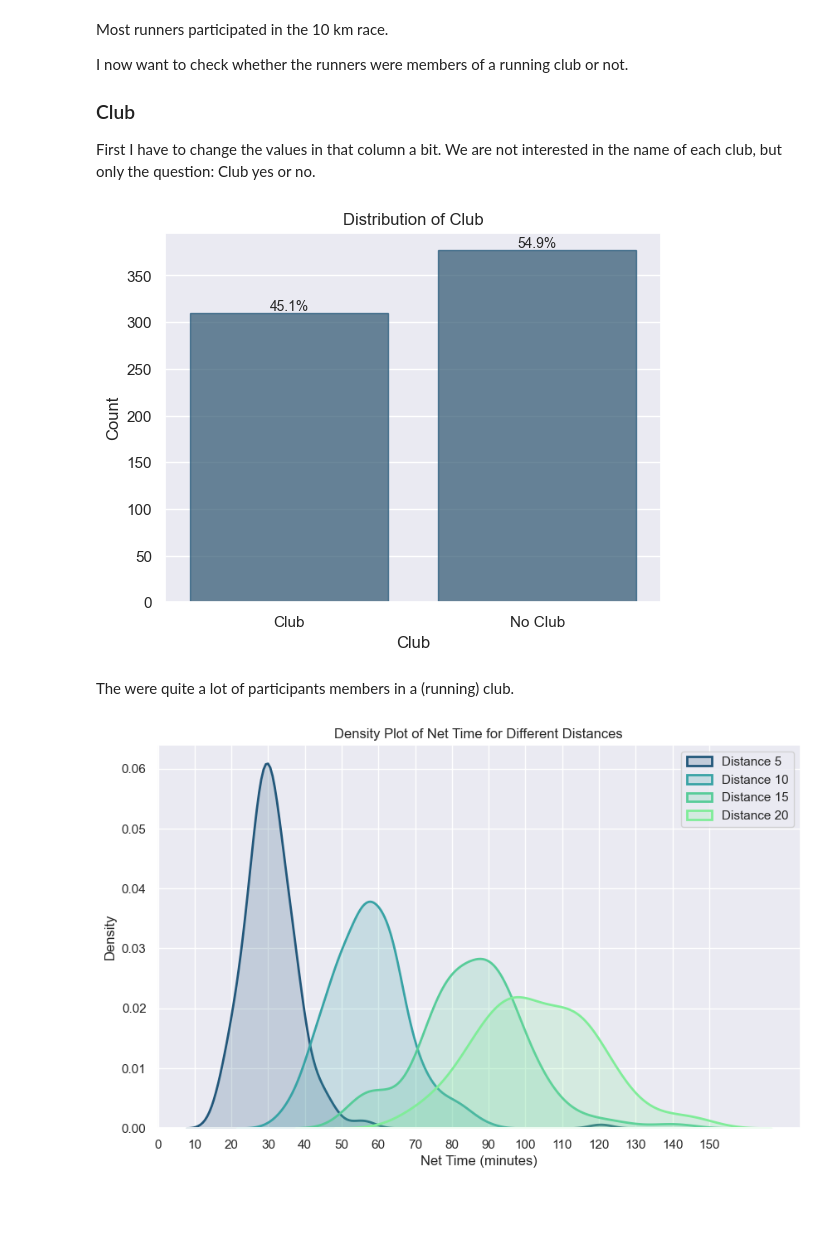
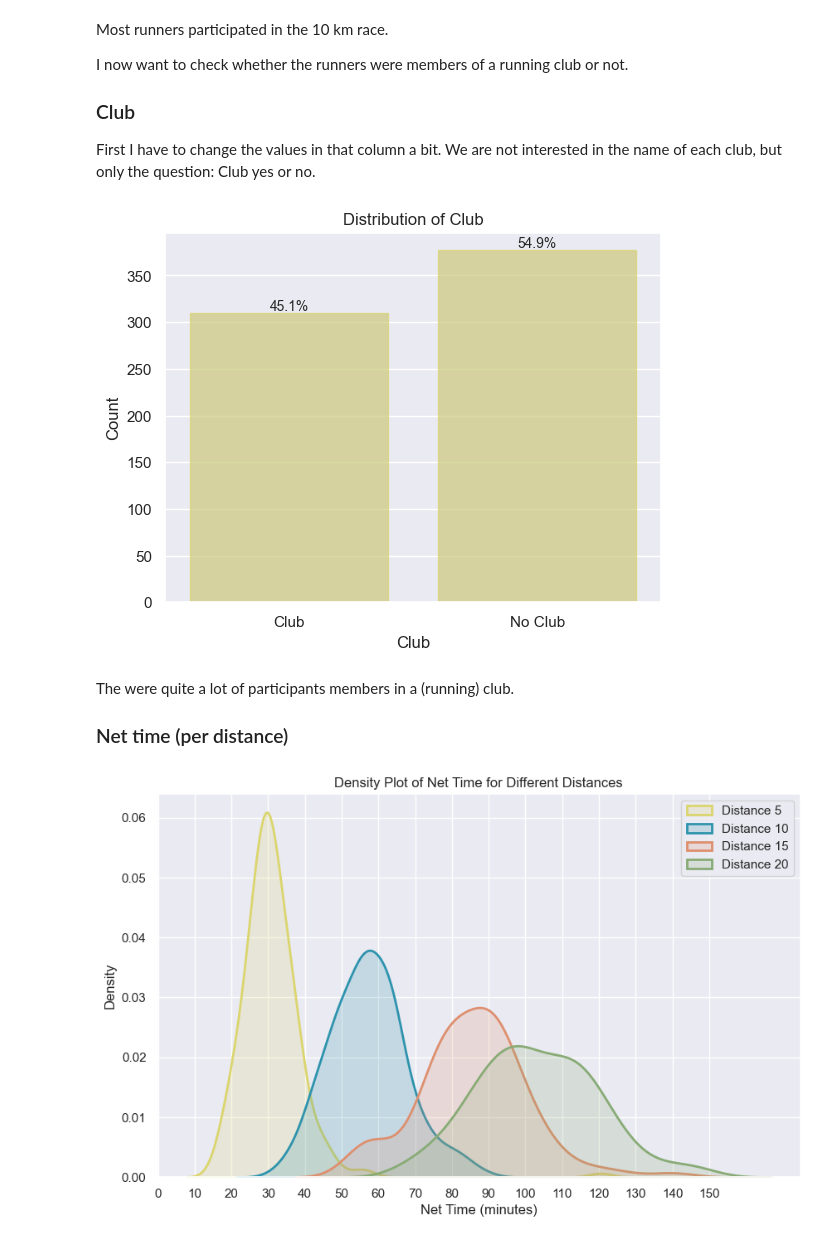
Before and after one commit to scheinmensch/Plaenterwaldlauf, a Jupyter notebook: Analysis.ipynb, the cells around one changed output. Saved outputs shown, nothing was run; the diff lists cells and outputs as text; code cells hidden in the pictures; blank space fills up the shorter version.

```diff
--- a/Analysis.ipynb
+++ b/Analysis.ipynb
@@ -137,7 +137,7 @@ array(['20', '40', '30', '35', 'U20', '45', 'U16', 'U12', '50', '65',
        '55', 'U18', 'U10', 'U14', '60', '70', '75', '85', '80'],
       dtype=object)
 # %%
-age_mapping = {'20': '20-24', '40': '40-44', '30': '30-34', '35': '35-39', 'U20': '18-19', '45': '45-49', 'U16': '14-15', 'U12': '10-11', '50': '50-54', '65':'65-69', '55': '55-59', 'U18': '16-17', 'U10': '8-9', 'U14': '12-13', '60': '60-64', '70': '70-74', '75': '75-79', '85': '85-89', '80': '80-84'}
+age_mapping = {'20': '20-29', '40': '40-44', '30': '30-34', '35': '35-39', 'U20': '18-19', '45': '45-49', 'U16': '14-15', 'U12': '10-11', '50': '50-54', '65':'65-69', '55': '55-59', 'U18': '16-17', 'U10': '8-9', 'U14': '12-13', '60': '60-64', '70': '70-74', '75': '75-79', '85': '85-89', '80': '80-84'}
 # %%
 data['Age'] = data['Age'].replace(age_mapping)
 # %% [markdown]
@@ -212,9 +212,9 @@ First let's see which age the participants had:
 
 ### Age
 # %%
-age_order = ['8-9','10-11','12-13','14-15','16-17','18-19','20-24','30-34','35-39','40-44','45-49','50-54','55-59','60-64','65-69','70-74','75-79','80-84','85-89']
+age_order = ['8-9','10-11','12-13','14-15','16-17','18-19','20-29','30-34','35-39','40-44','45-49','50-54','55-59','60-64','65-69','70-74','75-79','80-84','85-89']
 
-ax = sns.countplot(x='Age', data=data, color='#22577a', order=age_order,alpha=0.7,linewidth=1, edgecolor='#22577a')
+ax = sns.countplot(x='Age', data=data, color='#DBD56E', order=age_order,alpha=0.7,linewidth=1, edgecolor='#DBD56E')
 
 total_count = len(data['Age'])
 for p in ax.patches:
@@ -239,7 +239,7 @@ Now we have a look at:
 
 ### Gender
 # %%
-ax = sns.countplot(x='Gender', data=data, color='#22577a',alpha=0.7,linewidth=1, edgecolor='#22577a')
+ax = sns.countplot(x='Gender', data=data, color='#DBD56E',alpha=0.7,linewidth=1, edgecolor='#DBD56E')
 
 total_count = len(data['Gender'])
 for p in ax.patches:
@@ -263,7 +263,7 @@ Now let's see which distance the participants ran:
 
 ### Distance
 # %%
-ax = sns.countplot(x='Distance', data=data, color='#22577a',alpha=0.7,linewidth=1, edgecolor='#22577a')
+ax = sns.countplot(x='Distance', data=data, color='#DBD56E',alpha=0.7,linewidth=1, edgecolor='#DBD56E')
 
 total_count = len(data['Distance'])
 for p in ax.patches:
@@ -297,29 +297,31 @@ def change_club_values(row):
 # %%
 data['Club'] = data.apply(change_club_values, axis=1)
 # %%
-ax = sns.countplot(x='Club', data=data, color='#22577a',alpha=0.7,linewidth=1, edgecolor='#22577a')
+ax = sns.countplot(x='Club', data=data, color='#DBD56E',alpha=0.7,linewidth=1, edgecolor='#DBD56E')
 
 total_count = len(data['Club'])
 for p in ax.patches:
     height = p.get_height()
     ax.text(p.get_x() + p.get_width() / 2.,
             height + 3,
             f'{height/total_count:.1%}',
             ha='center', fontsize=10)
 
 plt.title('Distribution of Club')
 plt.xlabel('Club')
 plt.ylabel('Count')
 
 plt.show()
 # %% [output]
-[figure, old version]
+[figure, new version]
 # %% [markdown]
 The were quite a lot of participants members in a (running) club.
+
+### Net time (per distance)
 # %%
 plt.figure(figsize=(10, 6))
 distances = [5, 10, 15, 20]
-colors = ["#22577a","#38a3a5","#57cc99","#80ed99"]
+colors = ["#DBD56E","#2D93AD","#DE8F6E","#88AB75"]
 for i, distance in enumerate(distances):
     df_net_time = data[data['Distance'] == distance].copy()
     df_net_time['Net_time_minutes'] = df_net_time['Net_time'].dt.total_seconds() / 60
@@ -329,9 +331,9 @@ for i, distance in enumerate(distances):
 plt.xlabel('Net Time (minutes)')
 
 plt.title('Density Plot of Net Time for Different Distances')
-plt.xticks(np.arange(0, data['Net_time_minutes'].max() + 10, 10))
+plt.xticks(np.arange(0, df_net_time['Net_time_minutes'].max() + 10, 10))
 
 plt.legend();
 # %% [output]
-[figure, old version]
+[figure, new version]
 # %% [markdown]
```
Also changed, not shown: parts of 19 cells of this notebook.
